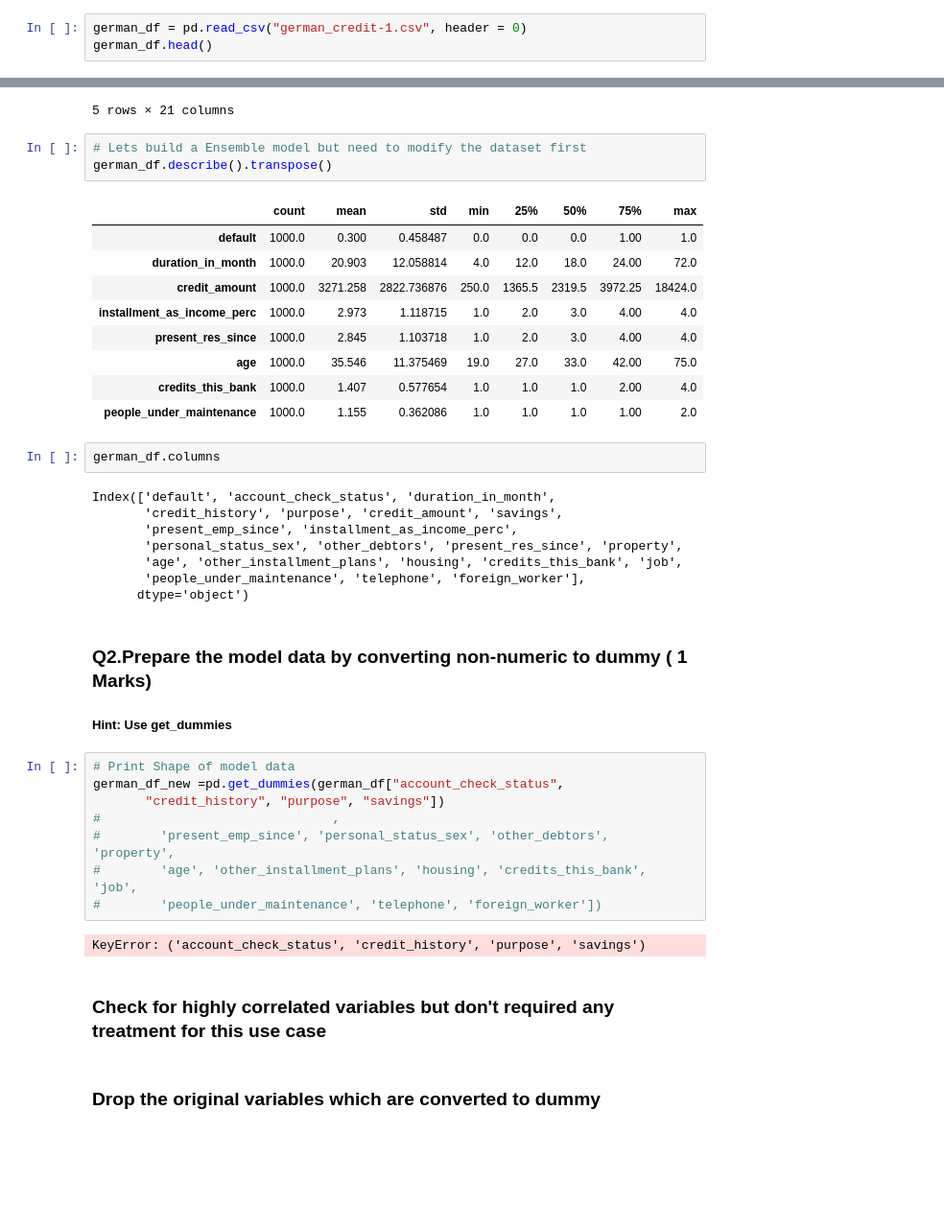
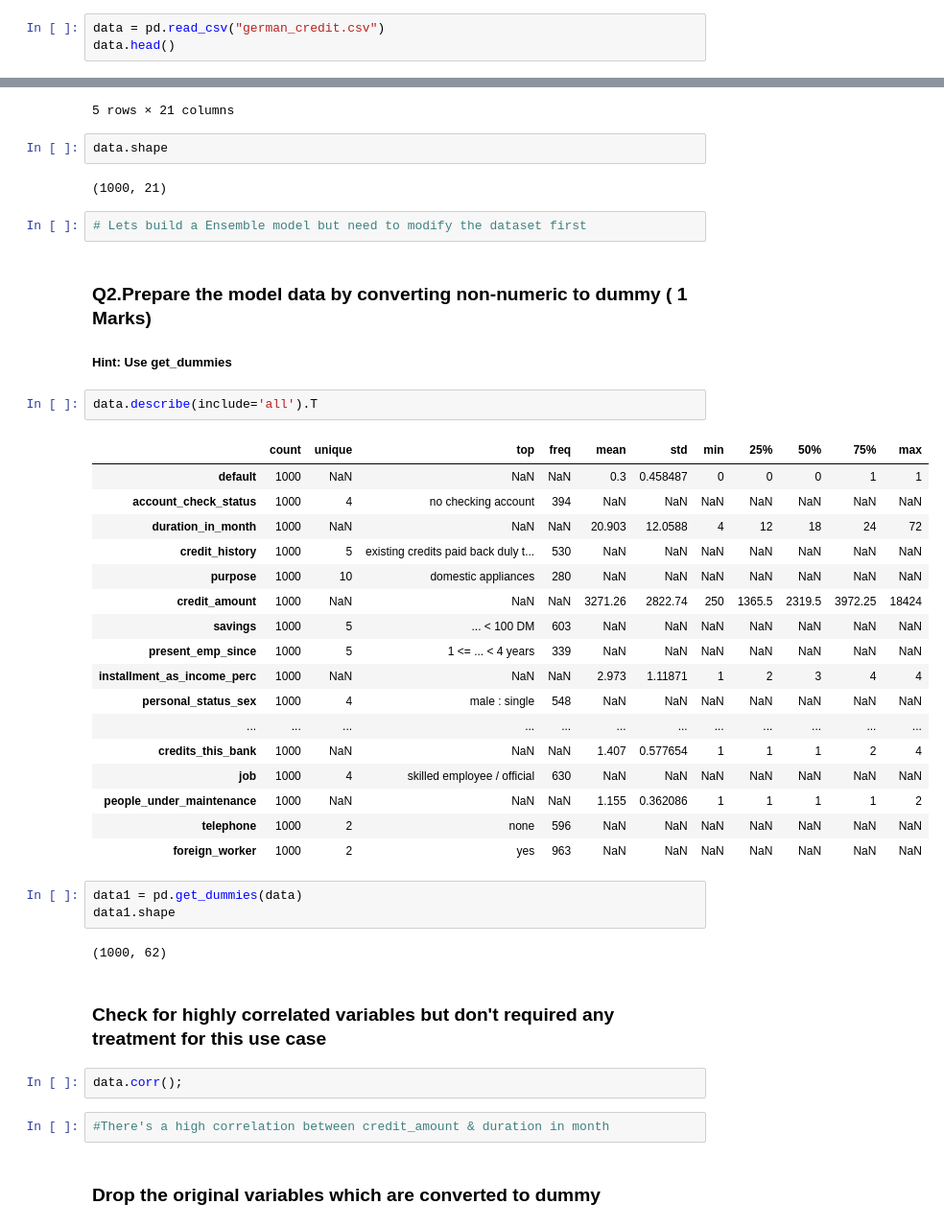
Before and after one commit to GreatLearningAIML1/aiml-ml-hyd-apr-19-batch-RahulLoha, a Jupyter notebook: R4_External_Lab_Validation_Accuracy-1.ipynb, the cells around one changed output, grey strips where cells are left out. Shown at 96% size. Drawn from its saved outputs; the diff is of its cells as text; blank space fills up the shorter version.

```diff
--- a/R4_External_Lab_Validation_Accuracy-1.ipynb
+++ b/R4_External_Lab_Validation_Accuracy-1.ipynb
@@ -14,8 +14,8 @@ warnings.filterwarnings('ignore')
 #Read input file and understand the data
 # "default" is my dependent variable
 # %%
-german_df = pd.read_csv("german_credit-1.csv", header = 0)
-german_df.head()
+data = pd.read_csv("german_credit.csv")
+data.head()
 # %% [output]
 |  | default | account_check_status | duration_in_month | credit_history | purpose | credit_amount | savings | ... |
 | 0 | 0 | < 0 DM | 6 | critical account/ other credits e... | domestic appliances | 1169 | unknown/ no savings account | ... |
@@ -24,43 +24,45 @@ german_df.head()
 | 3 | 0 | < 0 DM | 42 | existing credits paid back duly t... | radio/television | 7882 | ... < 100 DM | ... |
 | 4 | 1 | < 0 DM | 24 | delay in paying off in the past | car (new) | 4870 | ... < 100 DM | ... |
 5 rows × 21 columns
+# %%
+data.shape
+# %% [output]
+(1000, 21)
 # %%
 # Lets build a Ensemble model but need to modify the dataset first
-german_df.describe().transpose()
-# %% [output]
-|  | count | mean | std | min | 25% | 50% | 75% | max |
-| default | 1000.0 | 0.300 | 0.458487 | 0.0 | 0.0 | 0.0 | 1.00 | 1.0 |
-| duration_in_month | 1000.0 | 20.903 | 12.058814 | 4.0 | 12.0 | 18.0 | 24.00 | 72.0 |
-| credit_amount | 1000.0 | 3271.258 | 2822.736876 | 250.0 | 1365.5 | 2319.5 | 3972.25 | 18424.0 |
-| installment_as_income_perc | 1000.0 | 2.973 | 1.118715 | 1.0 | 2.0 | 3.0 | 4.00 | 4.0 |
-| present_res_since | 1000.0 | 2.845 | 1.103718 | 1.0 | 2.0 | 3.0 | 4.00 | 4.0 |
-| age | 1000.0 | 35.546 | 11.375469 | 19.0 | 27.0 | 33.0 | 42.00 | 75.0 |
-| credits_this_bank | 1000.0 | 1.407 | 0.577654 | 1.0 | 1.0 | 1.0 | 2.00 | 4.0 |
-| people_under_maintenance | 1000.0 | 1.155 | 0.362086 | 1.0 | 1.0 | 1.0 | 1.00 | 2.0 |
-# %%
-german_df.columns
-# %% [output]
-Index(['default', 'account_check_status', 'duration_in_month',
-       'credit_history', 'purpose', 'credit_amount', 'savings',
-       'present_emp_since', 'installment_as_income_perc',
-       'personal_status_sex', 'other_debtors', 'present_res_since', 'property',
-       'age', 'other_installment_plans', 'housing', 'credits_this_bank', 'job',
-       'people_under_maintenance', 'telephone', 'foreign_worker'],
-      dtype='object')
 # %% [markdown]
 ### Q2.Prepare the model data by converting non-numeric to dummy ( 1 Marks)
 ##### Hint: Use get_dummies
-# %%
-# Print Shape of model data
-german_df_new =pd.get_dummies(german_df["account_check_status",
-       "credit_history", "purpose", "savings"])
-#                               ,
-#        'present_emp_since', 'personal_status_sex', 'other_debtors',  'property',
-#        'age', 'other_installment_plans', 'housing', 'credits_this_bank', 'job',
-#        'people_under_maintenance', 'telephone', 'foreign_worker'])
-# %% [output]
-KeyError: ('account_check_status', 'credit_history', 'purpose', 'savings')
+# %%
+data.describe(include='all').T
+# %% [output]
+|  | count | unique | top | freq | mean | std | min | 25% | 50% | 75% | max |
+| default | 1000 | NaN | NaN | NaN | 0.3 | 0.458487 | 0 | 0 | 0 | 1 | 1 |
+| account_check_status | 1000 | 4 | no checking account | 394 | NaN | NaN | NaN | NaN | NaN | NaN | NaN |
+| duration_in_month | 1000 | NaN | NaN | NaN | 20.903 | 12.0588 | 4 | 12 | 18 | 24 | 72 |
+| credit_history | 1000 | 5 | existing credits paid back duly t... | 530 | NaN | NaN | NaN | NaN | NaN | NaN | NaN |
+| purpose | 1000 | 10 | domestic appliances | 280 | NaN | NaN | NaN | NaN | NaN | NaN | NaN |
+| credit_amount | 1000 | NaN | NaN | NaN | 3271.26 | 2822.74 | 250 | 1365.5 | 2319.5 | 3972.25 | 18424 |
+| savings | 1000 | 5 | ... < 100 DM | 603 | NaN | NaN | NaN | NaN | NaN | NaN | NaN |
+| present_emp_since | 1000 | 5 | 1 <= ... < 4 years | 339 | NaN | NaN | NaN | NaN | NaN | NaN | NaN |
+| installment_as_income_perc | 1000 | NaN | NaN | NaN | 2.973 | 1.11871 | 1 | 2 | 3 | 4 | 4 |
+| personal_status_sex | 1000 | 4 | male : single | 548 | NaN | NaN | NaN | NaN | NaN | NaN | NaN |
+| ... | ... | ... | ... | ... | ... | ... | ... | ... | ... | ... | ... |
+| credits_this_bank | 1000 | NaN | NaN | NaN | 1.407 | 0.577654 | 1 | 1 | 1 | 2 | 4 |
+| job | 1000 | 4 | skilled employee / official | 630 | NaN | NaN | NaN | NaN | NaN | NaN | NaN |
+| people_under_maintenance | 1000 | NaN | NaN | NaN | 1.155 | 0.362086 | 1 | 1 | 1 | 1 | 2 |
+| telephone | 1000 | 2 | none | 596 | NaN | NaN | NaN | NaN | NaN | NaN | NaN |
+| foreign_worker | 1000 | 2 | yes | 963 | NaN | NaN | NaN | NaN | NaN | NaN | NaN |
+# %%
+data1 = pd.get_dummies(data)
+data1.shape
+# %% [output]
+(1000, 62)
 # %% [markdown]
 ### Check for highly correlated variables but don't required any treatment for this use case
+# %%
+data.corr();
+# %%
+#There's a high correlation between credit_amount & duration in month
 # %% [markdown]
 ### Drop the original variables which are converted to dummy
```
Also changed, not shown: parts of 27 cells of this notebook.
